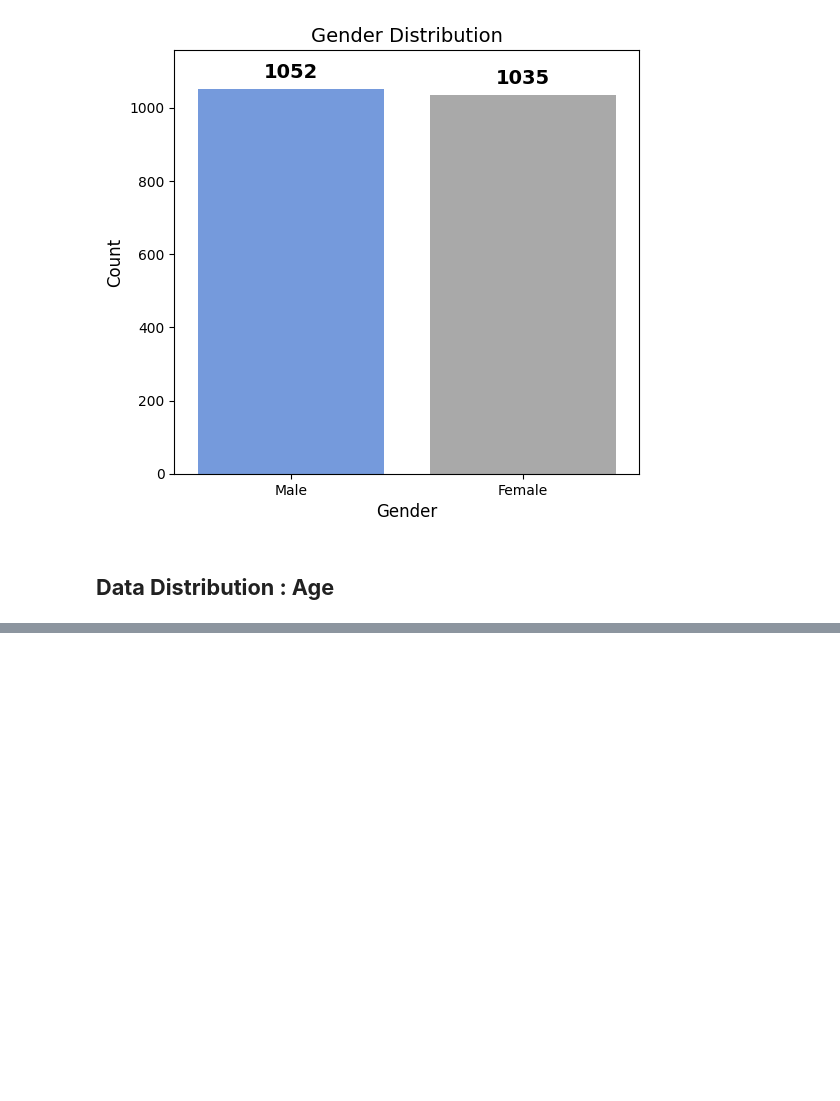
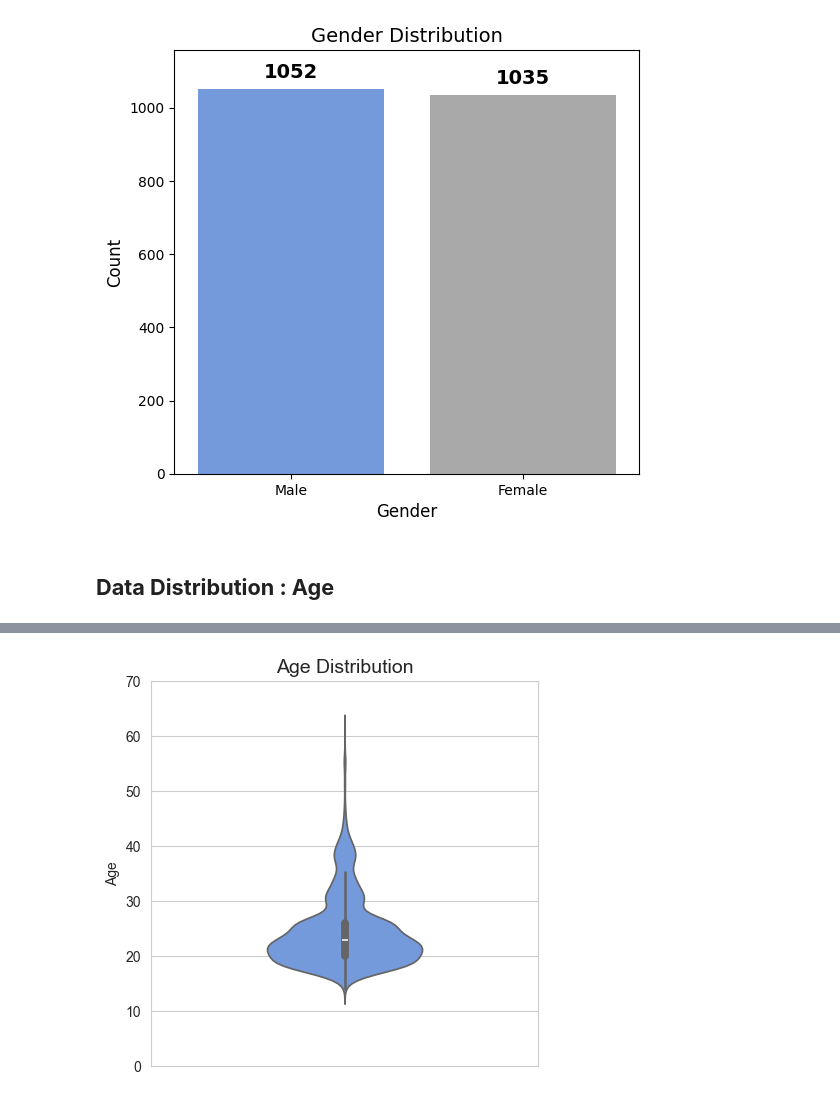
Before and after one commit to arsiimam/Obesity-Factors-Analysis, a Jupyter notebook: Notebooks/data_cleaning.ipynb, the cells around one changed output, grey strips where cells are left out. Cells and saved outputs as stored; diff of their text form; code cells hidden in the pictures; blank space fills up the shorter version.

```diff
--- a/Notebooks/data_cleaning.ipynb
+++ b/Notebooks/data_cleaning.ipynb
@@ -169,0 +203,19 @@ plt.show()
+# %%
+# Set a clean and readable style for the plot
+sns.set_style("whitegrid")
+
+# Create a larger vertical violin plot to visualize the distribution of Age
+plt.figure(figsize=(5, 5))  # Increased figure size
+sns.violinplot(y=df["Age"], color="#6495ED", width=0.4)  # Slightly adjusted width
+
+# Set y-axis limit to 70
+plt.ylim(0, 70)
+
+# Add labels and title for clarity
+plt.ylabel("Age")
+plt.title("Age Distribution", fontsize=14)  # Slightly larger title font
+
+# Display the plot
+plt.show()
+# %% [output]
+[figure, added]
```
Also changed, not shown: parts of 13 cells of this notebook.
